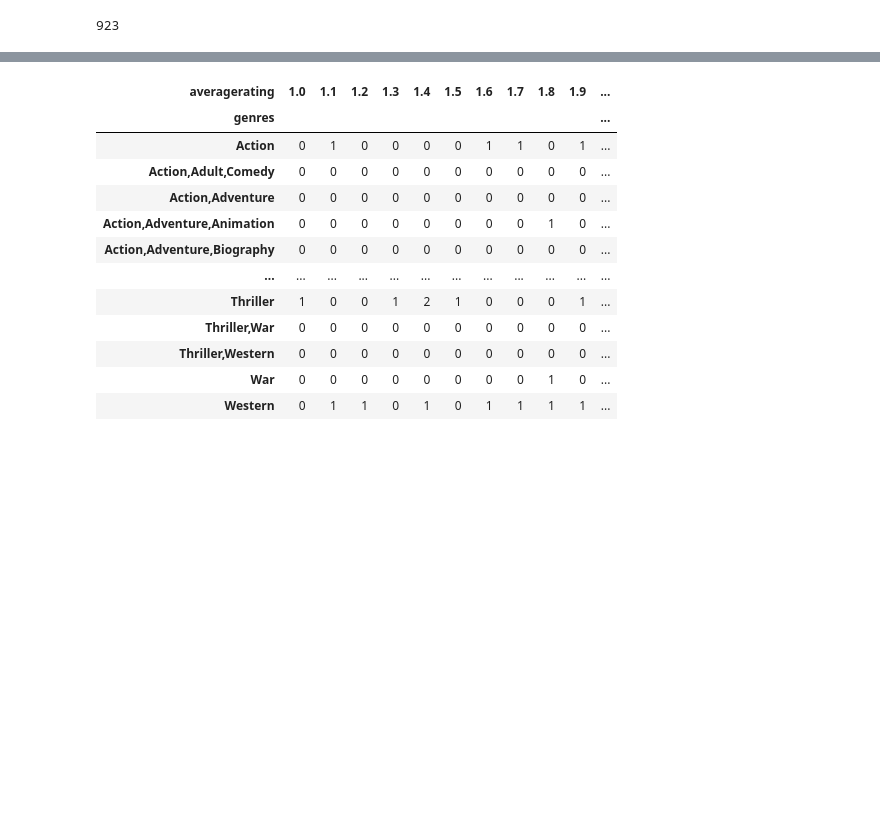
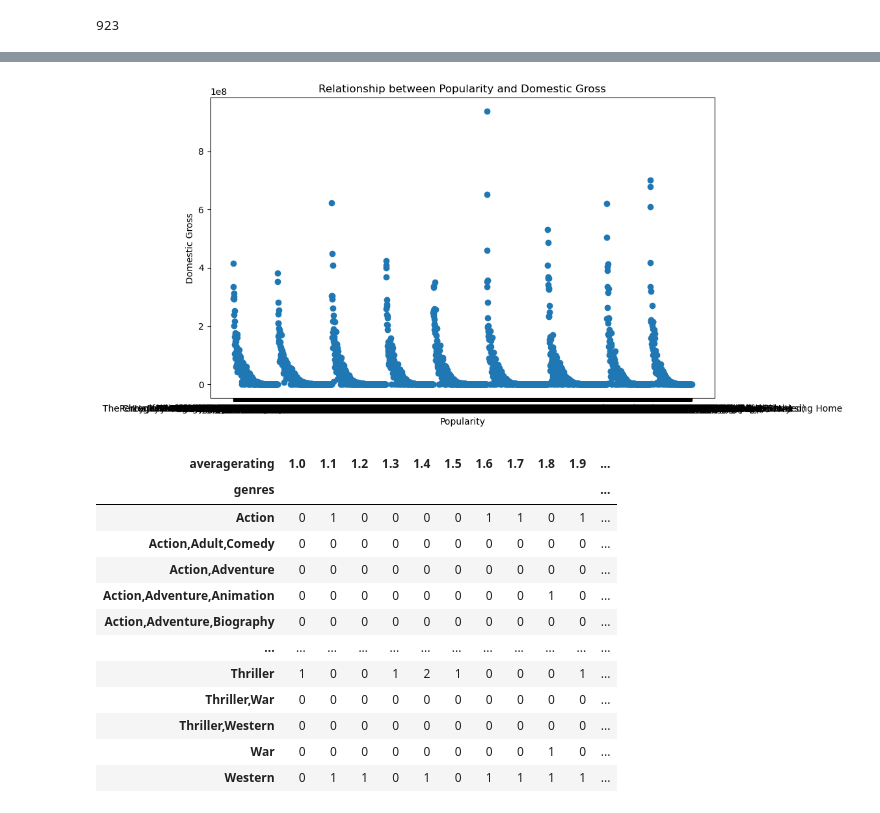
Before and after one commit to FionaNalianya/Microsoft-Movie, a Jupyter notebook: notebook.ipynb, the cells around one changed output, grey strips where cells are left out. Saved outputs shown, nothing was run; the diff lists cells and outputs as text; code cells hidden in the pictures; blank space fills up the shorter version.

Commit message:
Added scatter plot

```diff
--- a/notebook.ipynb
+++ b/notebook.ipynb
@@ -397,3 +460,13 @@ title_basics_ratings.head()
+# %%
+# checking for outliers in bom via scatter plot
+plt.figure(figsize=(10, 6))
+plt.scatter(bom['title'], bom['domestic_gross'])
+plt.xlabel('Popularity')
+plt.ylabel('Domestic Gross')
+plt.title('Relationship between Popularity and Domestic Gross')
+plt.show()
+# %% [output]
+[figure, added]
 # %%
 # checking each genre of movie and their respective average rating
 pd.crosstab(title_basics_ratings.genres, title_basics_ratings.averagerating)
```
Also changed, not shown: parts of 18 cells of this notebook.
